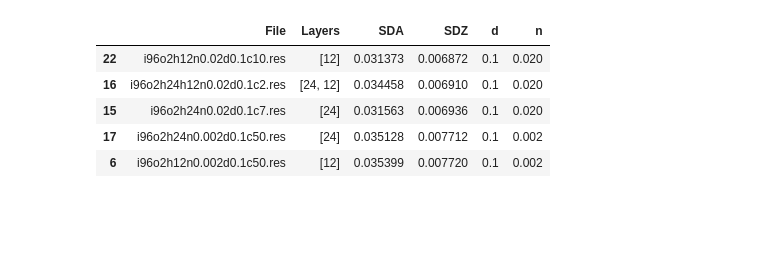
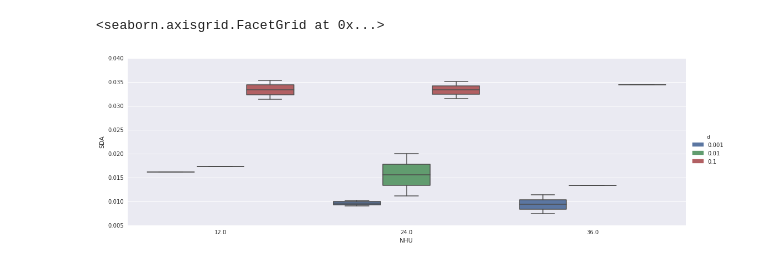
Before and after one commit to Mixpap/Gaia-Galaxy-ANN, a Jupyter notebook: Reports.ipynb, the cells around one changed output. Drawn from its saved outputs; the diff is of its cells as text; code cells hidden in the pictures; blank space fills up the shorter version.

```diff
--- a/Reports.ipynb
+++ b/Reports.ipynb
@@ -62,9 +59,7 @@ seaborn.factorplot('d','SDA','n',df2,kind='box',aspect=3)
-# %%
-df2[df2['d']==0.1].sort('SDZ')
-# %% [output]
-|  | File | Layers | SDA | SDZ | d | n |
-| 22 | i96o2h12n0.02d0.1c10.res | [12] | 0.031373 | 0.006872 | 0.1 | 0.020 |
-| 16 | i96o2h24h12n0.02d0.1c2.res | [24, 12] | 0.034458 | 0.006910 | 0.1 | 0.020 |
-| 15 | i96o2h24n0.02d0.1c7.res | [24] | 0.031563 | 0.006936 | 0.1 | 0.020 |
-| 17 | i96o2h24n0.002d0.1c50.res | [24] | 0.035128 | 0.007712 | 0.1 | 0.002 |
-| 6 | i96o2h12n0.002d0.1c50.res | [12] | 0.035399 | 0.007720 | 0.1 | 0.002 |
+# %%
+df1['NHU']=funcs.NHU(df1['Layers'])
+# %%
+seaborn.factorplot('NHU','SDA','d',df1,kind='box',aspect=3)
+# %% [output]
+<seaborn.axisgrid.FacetGrid at 0x...>
+[figure, added]
```
Also changed, not shown: parts of 6 cells of this notebook, 2 other files.
